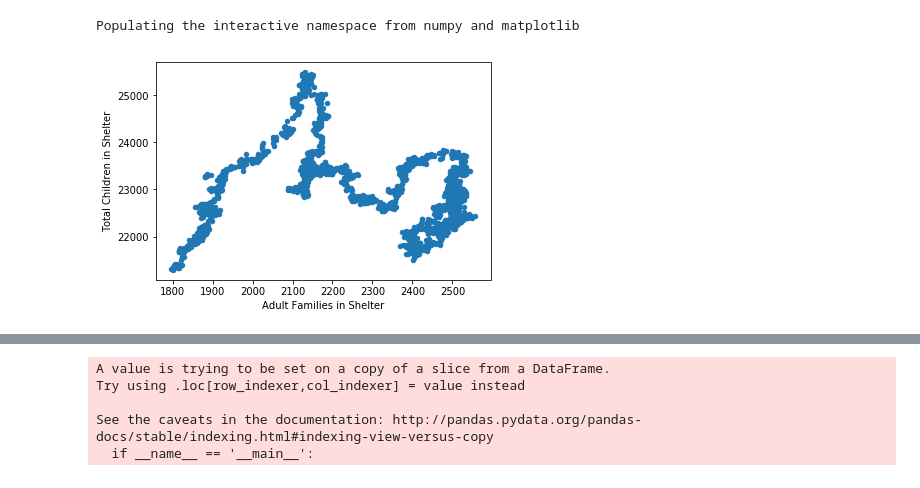
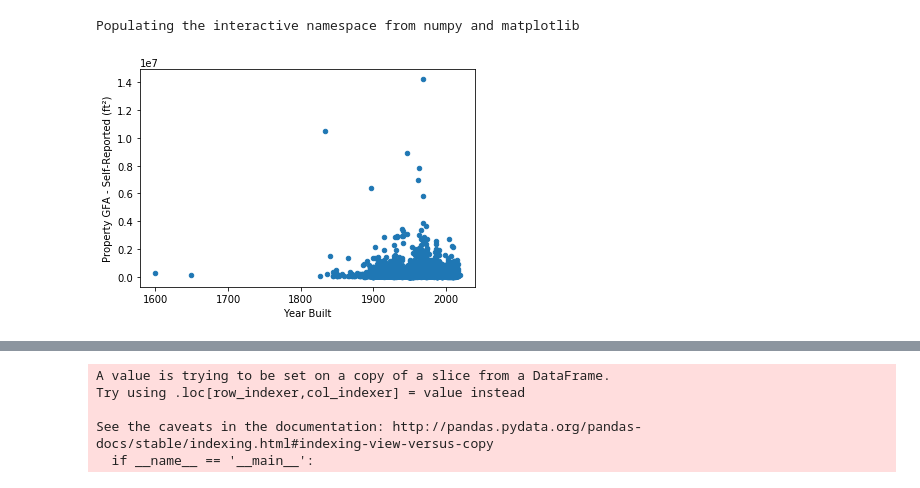
Before and after one commit to RossMacW/PUI2018_ram844, a Jupyter notebook: HW3_ram844/Assignment2/Assignment2.ipynb, the cells around one changed output, grey strips where cells are left out. Saved outputs shown, nothing was run; the diff lists cells and outputs as text; code cells hidden in the pictures.

```diff
--- a/HW3_ram844/Assignment2/Assignment2.ipynb
+++ b/HW3_ram844/Assignment2/Assignment2.ipynb
@@ -34,5 +37,5 @@ dhsdaily.csv
 # %%
 #read in the data with pandas
-dhs = pd.read_csv("%s/dhsdaily.csv"%os.getenv("PUIDATA"))
+nrg = pd.read_csv("%s/energy16.csv"%os.getenv("PUIDATA"))
 # %%
 #print the fist 8 lines out
@@ -80 +89,4 @@ dhs_2c = dhs[['Total Children in Shelter', 'Adult Families in Shelter']]
+# %%
+#select 2 columns only for plotting
+nrg_2c = nrg[['Year Built', 'Property GFA - Self-Reported (ft²)']]
 # %%
@@ -98,12 +110,12 @@ dhs_2c.plot(x="Total Children in Shelter", y="Adult Families in Shelter")
 # %% [output]
 Populating the interactive namespace from numpy and matplotlib
 # %%
-dhs_2c.plot(x="Adult Families in Shelter", y="Total Children in Shelter", kind='scatter');
+nrg_2c.plot.scatter(x="Year Built", y="Property GFA - Self-Reported (ft²)");
 # every plot needs a caption that explains to the reader
 # 1) WHAT what the reader is loooking at and
 # 2) WHY why the reader is looking at it here in the analysis
 #      (in this case there is no why cause this plot is not part of an analysis)
 # 3) TAKE HOME what is the take home point for the plot in the analysis
 #      (also there is no take home point here cause we are not doind an analysis but you can point out interesting features)
 # %% [output]
-[figure, old version]
+[figure, new version]
```
Also changed, not shown: parts of 23 cells of this notebook.
